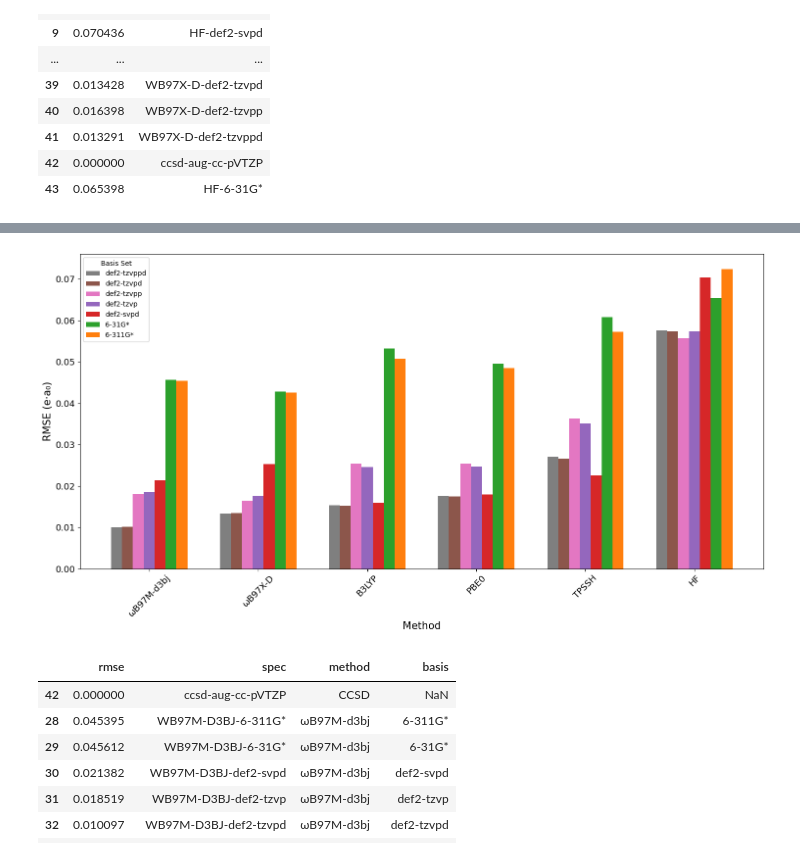
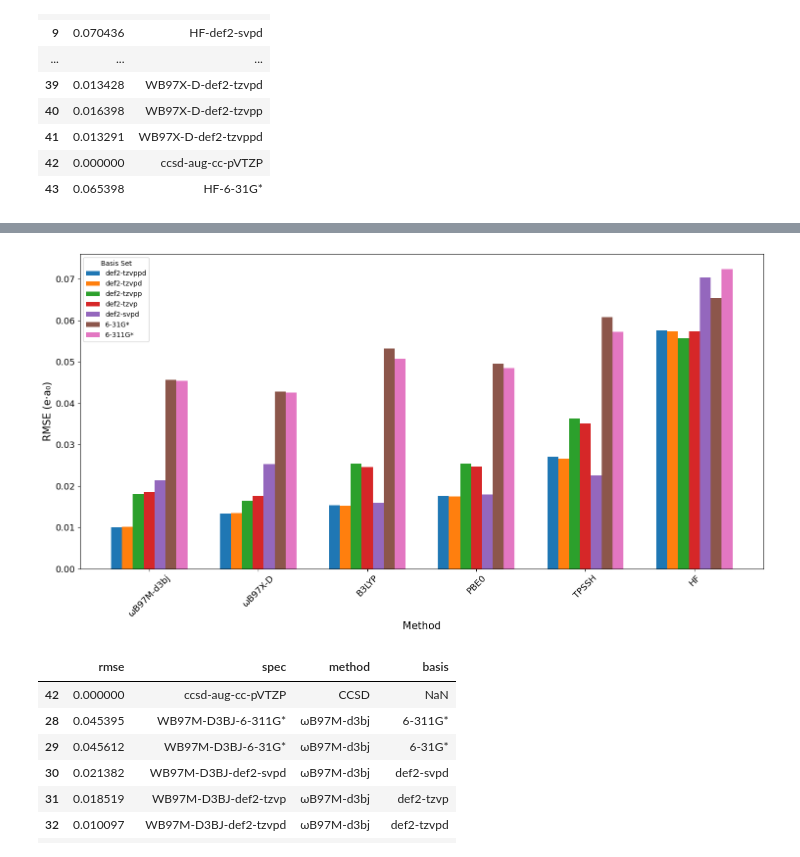
Before and after one commit to bismuthadams1/charge_paper, a Jupyter notebook: benchmark_wf_analysis/benchmark_review.ipynb, the cells around one changed output, grey strips where cells are left out. Cells and saved outputs as stored; diff of their text form; code cells hidden in the pictures.

```diff
--- a/benchmark_wf_analysis/benchmark_review.ipynb
+++ b/benchmark_wf_analysis/benchmark_review.ipynb
@@ -462,7 +463,7 @@ unique_basis = df_rmse_sorted['basis'].unique()
 default_colors = plt.rcParams['axes.prop_cycle'].by_key()['color']
 
 # colors = default_colors.by_key()['color'][:len(unique_basis)]
-color_map = dict(zip(unique_basis, default_colors))
+color_map = dict(zip(desired_order, default_colors))
 
 
 # Pivot for plotting
@@ -476,34 +477,34 @@ tick_positions = []
 
 for idx, method in enumerate(pivot_table_plot.index):
     row = pivot_table_plot.loc[method]
     non_nan_bases = row.dropna()
     n_bars = len(non_nan_bases)
 
     # Start position to center bars
     start = idx - (n_bars - 1) / 2 * bar_width
     for i, (basis, value) in enumerate(non_nan_bases.items()):
         position = start + i * bar_width
         ax.bar(position, value, width=bar_width, color=color_map[basis], label=basis if idx == 0 else "")
 
     # Store tick position at center of group
     tick_positions.append(start + (n_bars - 1) / 2 * bar_width)
 
 # Unique legend
 handles, labels = ax.get_legend_handles_labels()
 by_label = dict(zip(labels, handles))
 ax.legend(by_label.values(), by_label.keys(), title='Basis Set')
 
 # Final axis setup
 ax.set_xticks(tick_positions)
 ax.set_xticklabels(pivot_table_plot.index, rotation=45)
 ax.set_xlabel('Method')
 ax.set_ylabel('RMSE (e·a₀)')
 
 plt.tight_layout()
 plt.savefig("Method_Basis_Dipoles.png", dpi=300, bbox_inches='tight')
 plt.show()
 # %% [output]
-[figure, old version]
+[figure, new version]
 # %%
 
 df_rmse_sorted
```
Also changed, not shown: parts of 8 cells of this notebook, 5 other files.
